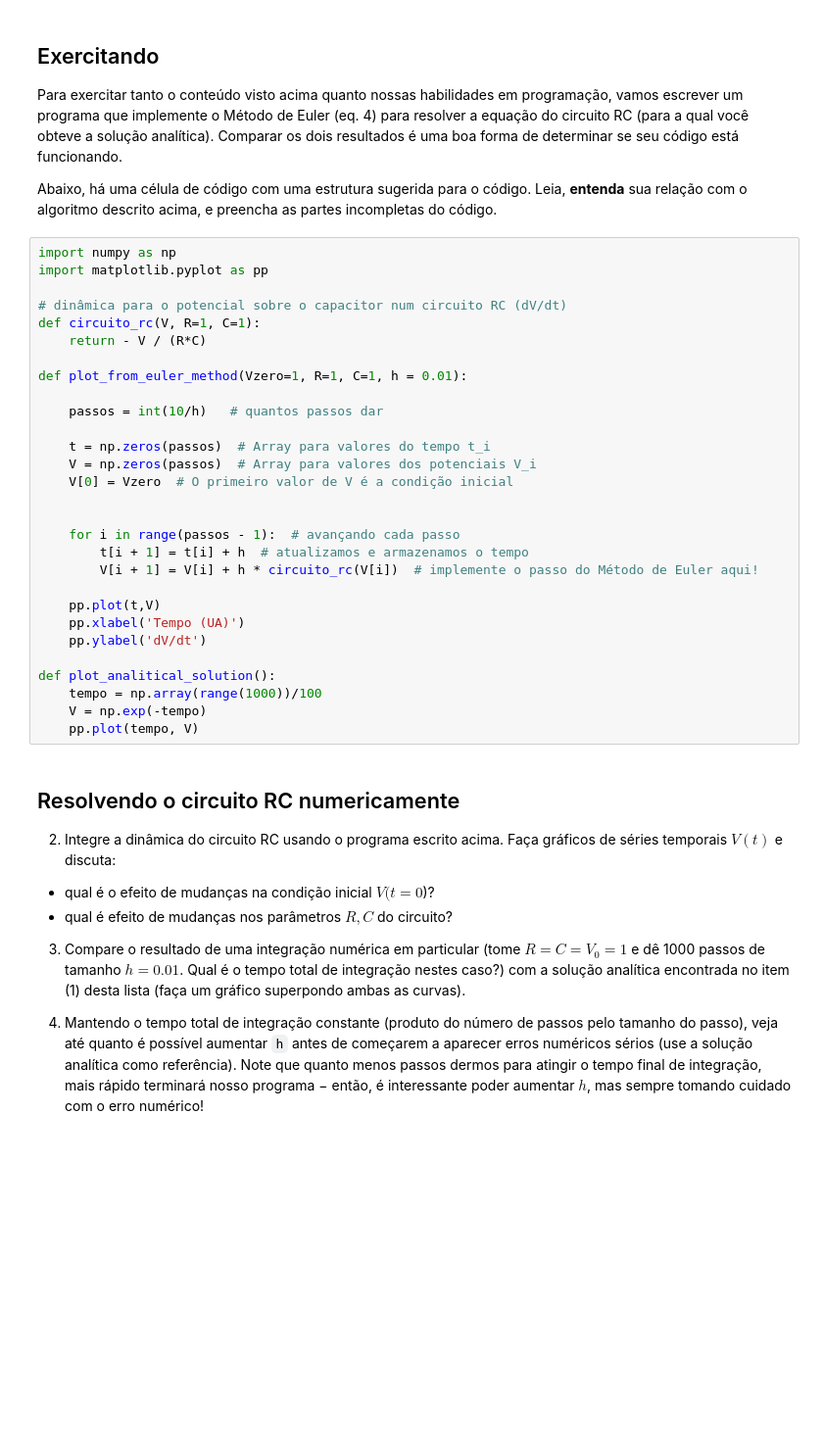
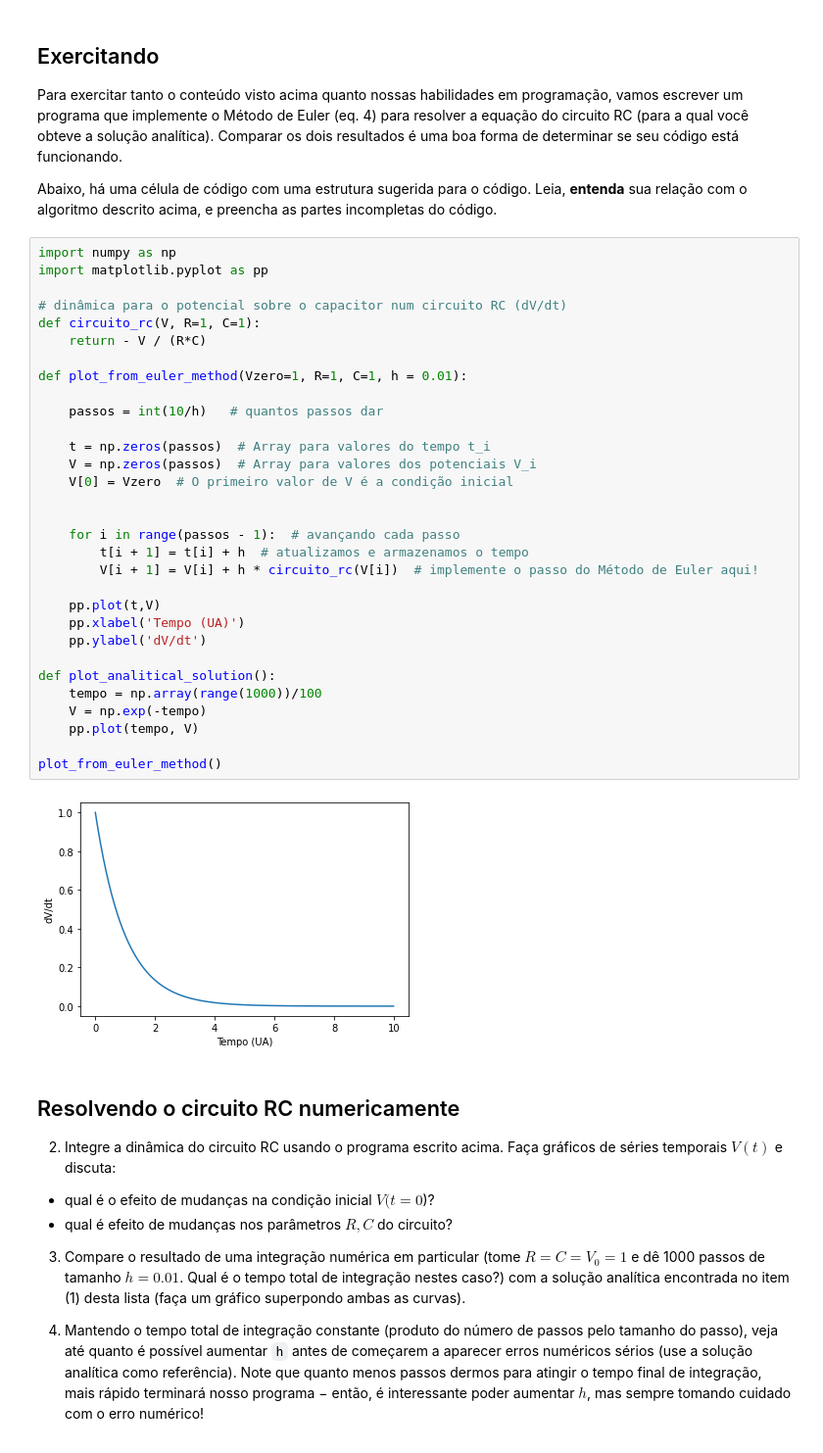
Before and after one commit to dreis0/intro-neuro-computacional, a Jupyter notebook: Atividade 1/Atividade1.ipynb, the cells around one changed output. Shown: that part at 98% size. Cells and saved outputs as stored; diff of their text form; blank space fills up the shorter version.

```diff
--- a/Atividade1.ipynb
+++ b/Atividade 1/Atividade1.ipynb
@@ -81,32 +81,36 @@ Abaixo, há uma célula de código com uma estrutura sugerida para o código. Le
 # %%
 import numpy as np
 import matplotlib.pyplot as pp
 
 # dinâmica para o potencial sobre o capacitor num circuito RC (dV/dt)
 def circuito_rc(V, R=1, C=1):
     return - V / (R*C)
 
 def plot_from_euler_method(Vzero=1, R=1, C=1, h = 0.01):
 
     passos = int(10/h)   # quantos passos dar
 
     t = np.zeros(passos)  # Array para valores do tempo t_i
     V = np.zeros(passos)  # Array para valores dos potenciais V_i
     V[0] = Vzero  # O primeiro valor de V é a condição inicial
 
 
     for i in range(passos - 1):  # avançando cada passo
         t[i + 1] = t[i] + h  # atualizamos e armazenamos o tempo
         V[i + 1] = V[i] + h * circuito_rc(V[i])  # implemente o passo do Método de Euler aqui!
 
     pp.plot(t,V)
     pp.xlabel('Tempo (UA)')
     pp.ylabel('dV/dt')
 
 def plot_analitical_solution():
     tempo = np.array(range(1000))/100
     V = np.exp(-tempo)
     pp.plot(tempo, V)
+
+plot_from_euler_method()
+# %% [output]
+[figure, added]
 # %% [markdown]
 ## Resolvendo o circuito RC numericamente
 
```
Also changed, not shown: parts of 1 cell of this notebook.
